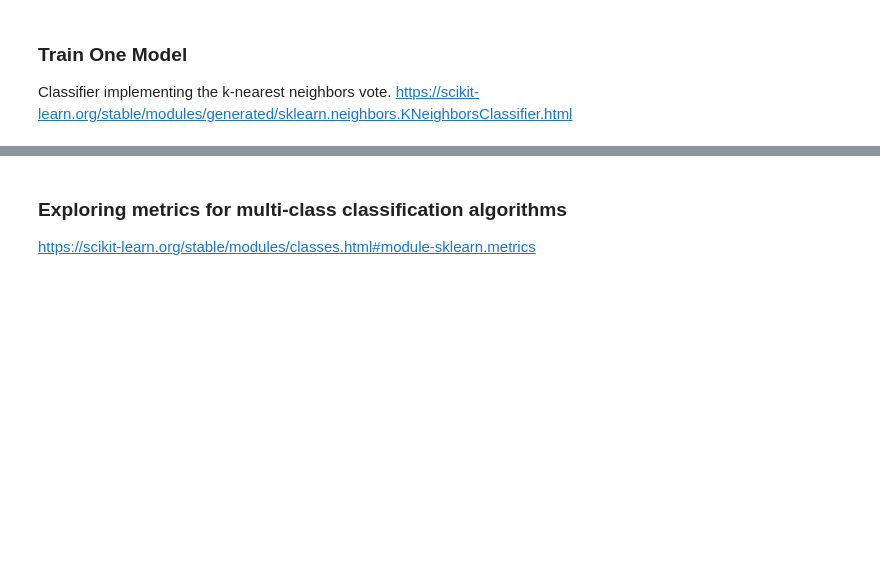
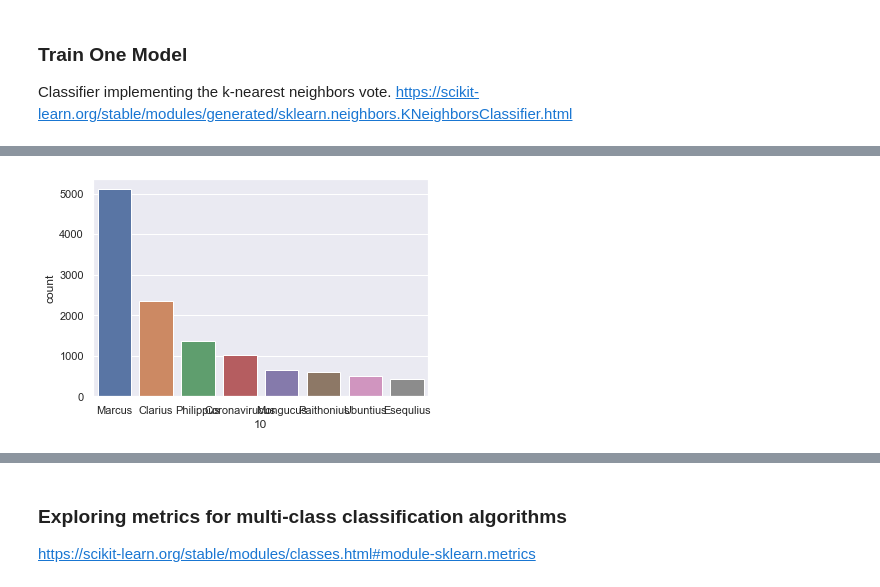
Before and after one commit to Ironhack-Data-Madrid-Febrero-2021/lab-avila-bible, a Jupyter notebook: your-code/main.ipynb, the cells around one changed output, grey strips where cells are left out. Saved outputs shown, nothing was run; the diff lists cells and outputs as text; code cells hidden in the pictures; blank space fills up the shorter version.

```diff
--- a/your-code/main.ipynb
+++ b/your-code/main.ipynb
@@ -94,0 +245,9 @@ array([5, 3, 3, ..., 6, 0, 0])
+# %%
+sns.set(style='darkgrid')
+
+sns.countplot(x = '10',
+              data = data,
+              order = data['10'].value_counts().index)
+plt.show()
+# %% [output]
+[figure, added]
```
Also changed, not shown: parts of 38 cells of this notebook.
